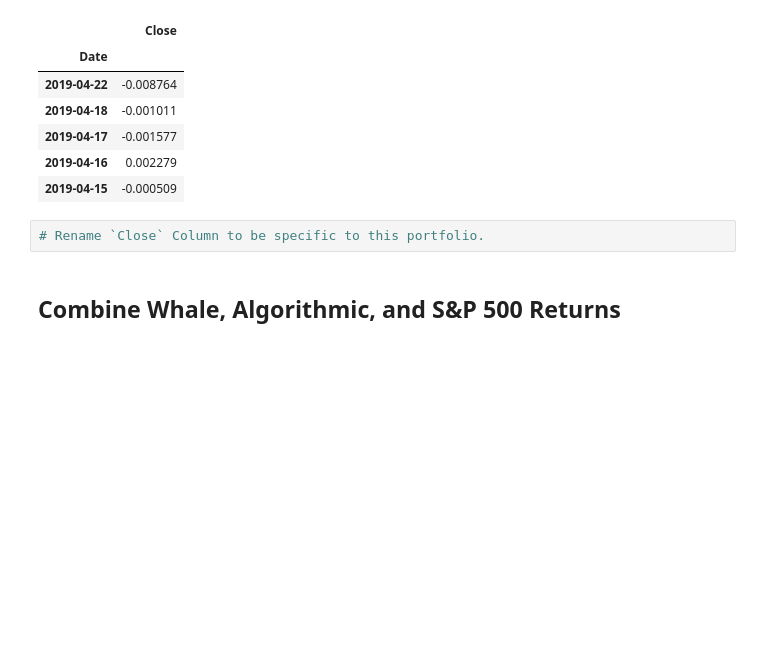
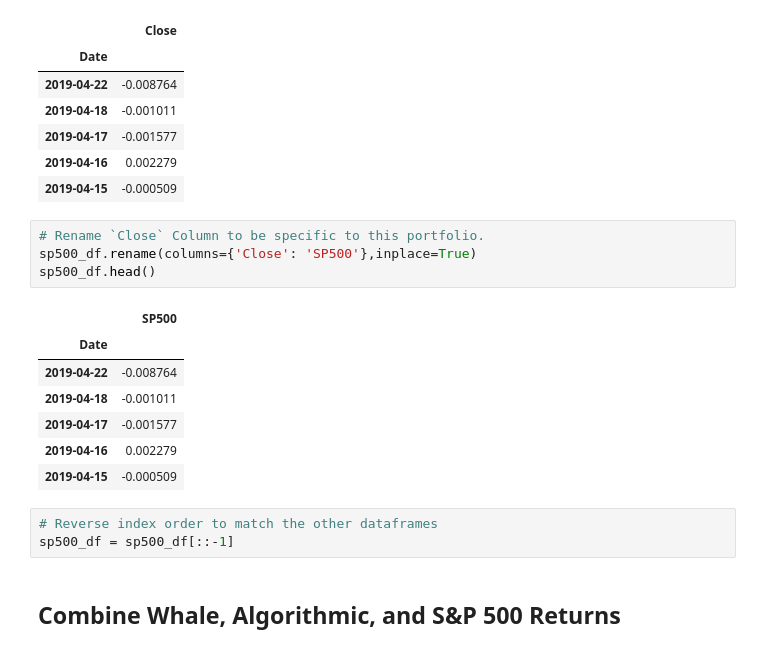
Before and after one commit to al-gladkow/Whale-Analysis, a Jupyter notebook: challenge-files/whale_analysis.ipynb, the cells around one changed output. Drawn from its saved outputs; the diff is of its cells as text; blank space fills up the shorter version.

```diff
--- a/challenge-files/whale_analysis.ipynb
+++ b/challenge-files/whale_analysis.ipynb
@@ -170,6 +170,19 @@ sp500_df.head()
 | 2019-04-15 | -0.000509 |
 # %%
 # Rename `Close` Column to be specific to this portfolio.
+sp500_df.rename(columns={'Close': 'SP500'},inplace=True)
+sp500_df.head()
+# %% [output]
+|  | SP500 |
+| Date |  |
+| 2019-04-22 | -0.008764 |
+| 2019-04-18 | -0.001011 |
+| 2019-04-17 | -0.001577 |
+| 2019-04-16 | 0.002279 |
+| 2019-04-15 | -0.000509 |
+# %%
+# Reverse index order to match the other dataframes
+sp500_df = sp500_df[::-1]
 # %% [markdown]
 ## Combine Whale, Algorithmic, and S&P 500 Returns
 # %%
```
Also changed, not shown: parts of 1 cell of this notebook.
